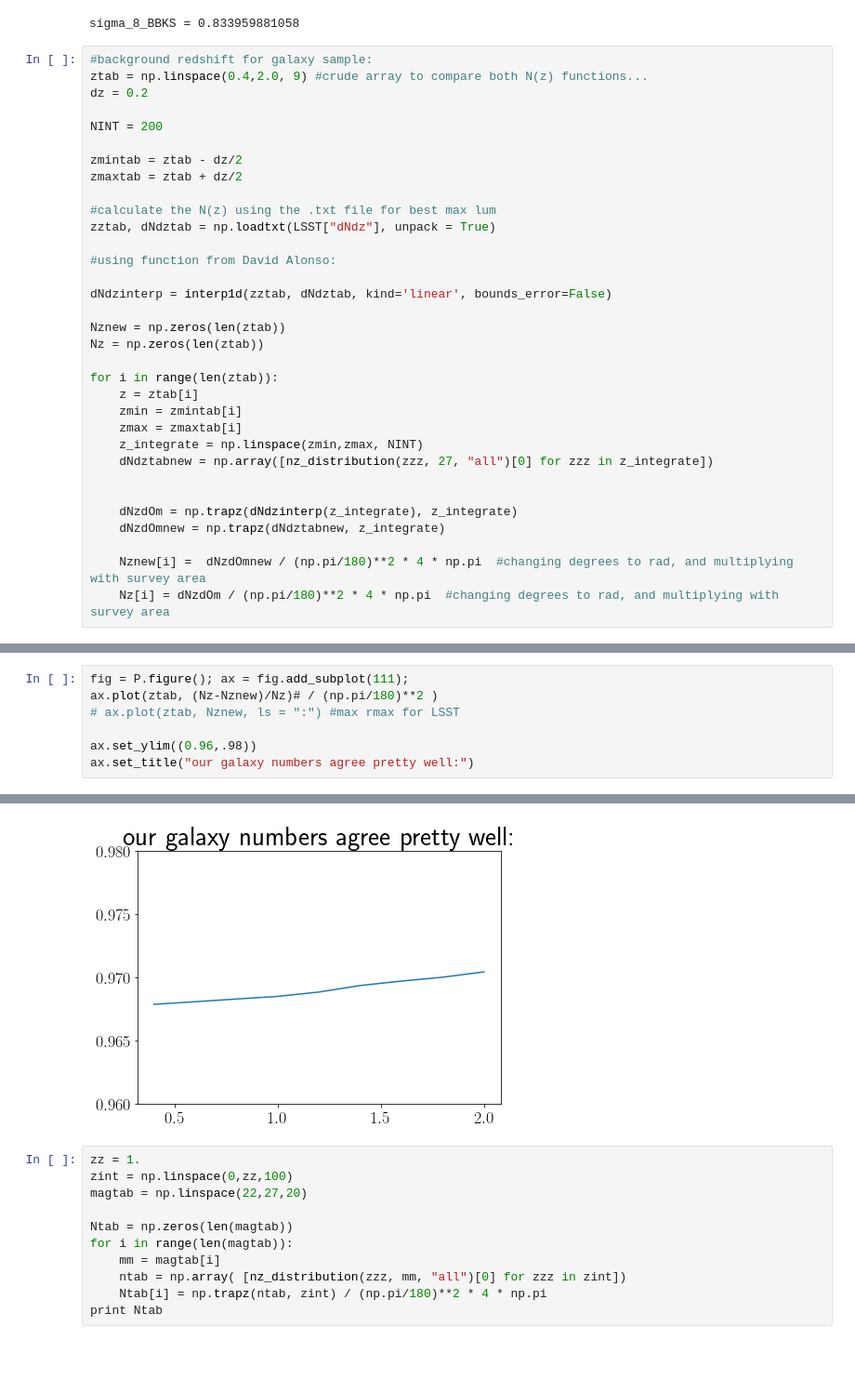
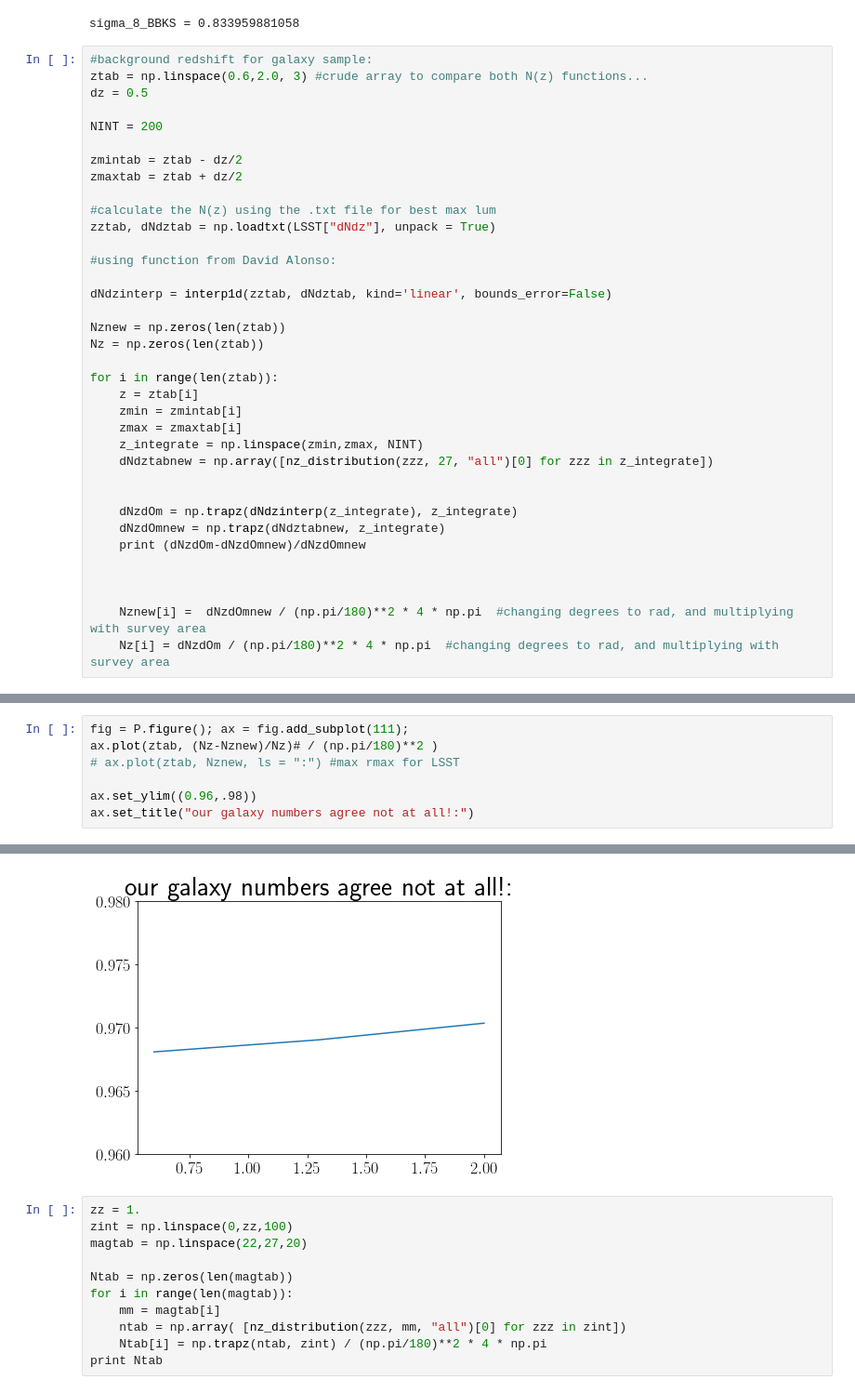
Before and after one commit to amadeuswi/MagBias, a Jupyter notebook: shotnoise_with_maxlum.ipynb, the cells around one changed output, grey strips where cells are left out. Shown at 93% size. Cells and saved outputs as stored; diff of their text form; blank space fills up the shorter version.

```diff
--- a/shotnoise_with_maxlum.ipynb
+++ b/shotnoise_with_maxlum.ipynb
@@ -36,8 +36,8 @@ from magbias_experiments import LSST
 sigma_8_BBKS = 0.833959881058
 # %%
 #background redshift for galaxy sample:
-ztab = np.linspace(0.4,2.0, 9) #crude array to compare both N(z) functions...
-dz = 0.2
+ztab = np.linspace(0.6,2.0, 3) #crude array to compare both N(z) functions...
+dz = 0.5
 
 NINT = 200
 
@@ -64,6 +64,9 @@ for i in range(len(ztab)):
 
     dNzdOm = np.trapz(dNdzinterp(z_integrate), z_integrate)
     dNzdOmnew = np.trapz(dNdztabnew, z_integrate)
+    print (dNzdOm-dNzdOmnew)/dNzdOmnew
+
+
 
     Nznew[i] =  dNzdOmnew / (np.pi/180)**2 * 4 * np.pi  #changing degrees to rad, and multiplying with survey area
     Nz[i] = dNzdOm / (np.pi/180)**2 * 4 * np.pi  #changing degrees to rad, and multiplying with survey area
@@ -78,5 +92,5 @@ ax.plot(ztab, (Nz-Nznew)/Nz)# / (np.pi/180)**2 )
 # ax.plot(ztab, Nznew, ls = ":") #max rmax for LSST
 
 ax.set_ylim((0.96,.98))
-ax.set_title("our galaxy numbers agree pretty well:")
+ax.set_title("our galaxy numbers agree not at all!:")
 # %% [output]
@@ -84,4 +98,4 @@ Text(0.5,1,'our galaxy numbers agree pretty well:')
-[figure, old version]
+[figure, new version]
 # %%
 zz = 1.
 zint = np.linspace(0,zz,100)
```
Also changed, not shown: parts of 6 cells of this notebook, 7 other files.
